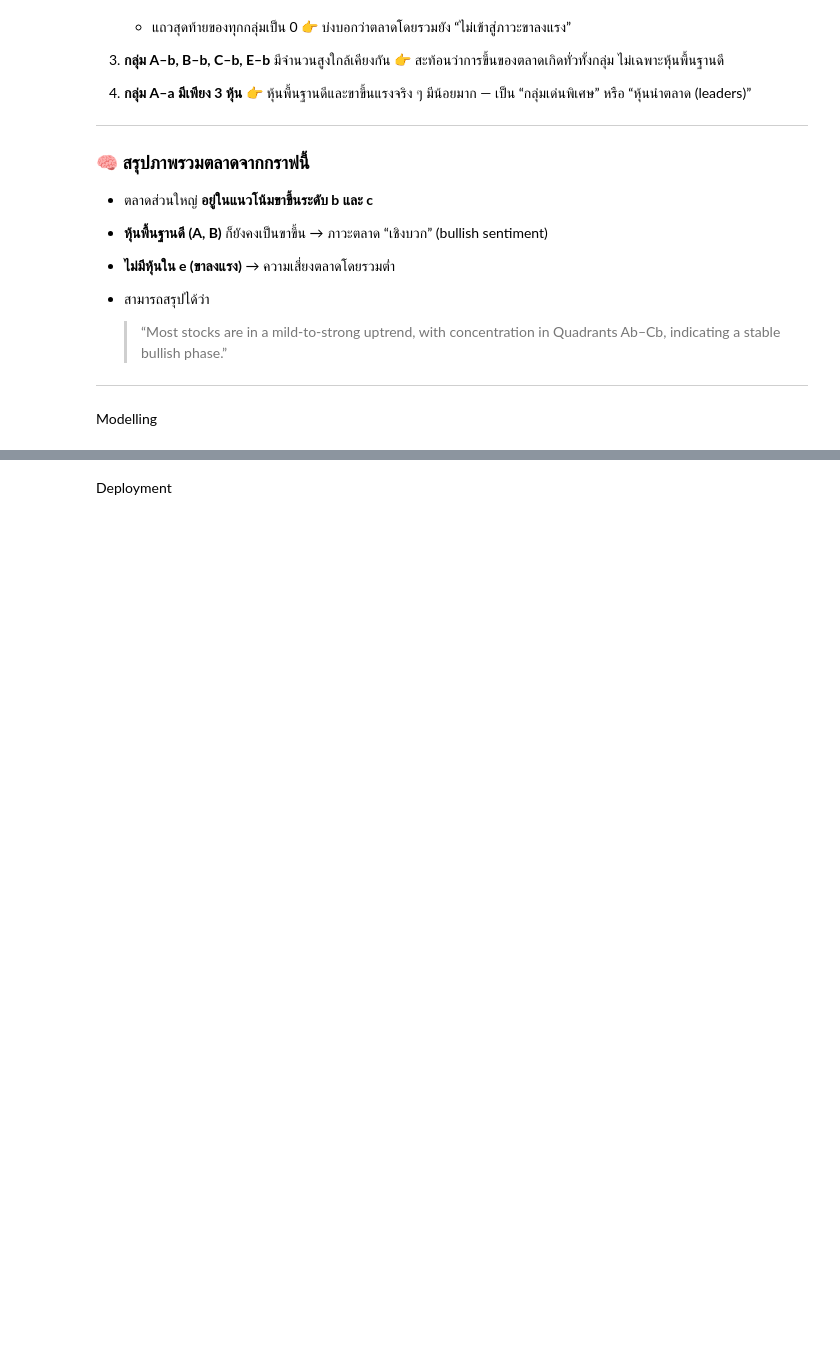
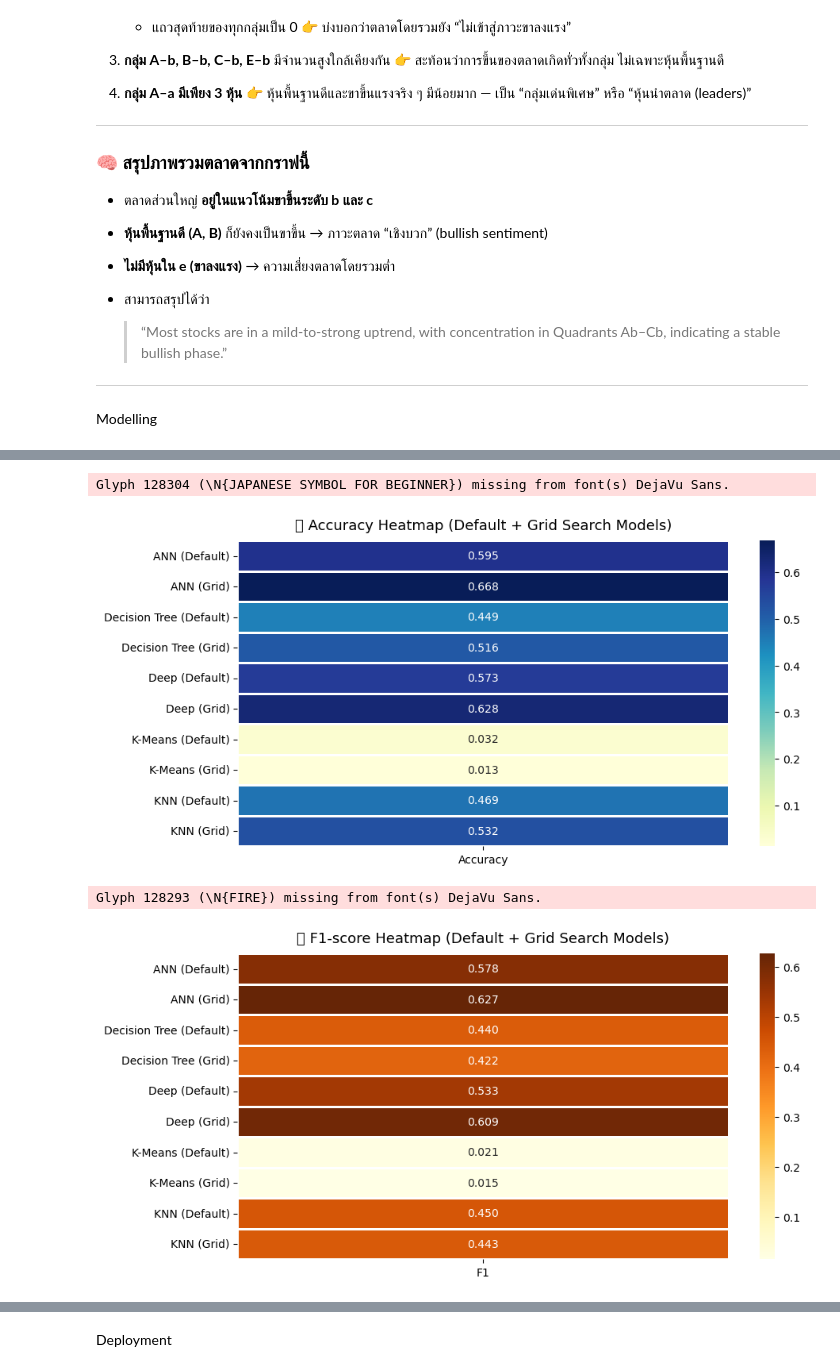
Before and after one commit to phqsuema123/Stock-quadrant-quantitative-analysis-using-deep-learning-classification, a Jupyter notebook: 1.Final_file/3.Data_preparation,4.Modelling/final100.ipynb, the cells around one changed output, grey strips where cells are left out. Saved outputs shown, nothing was run; the diff lists cells and outputs as text; code cells hidden in the pictures; blank space fills up the shorter version.

```diff
--- a/1.Final_file/3.Data_preparation,4.Modelling/final100.ipynb
+++ b/1.Final_file/3.Data_preparation,4.Modelling/final100.ipynb
@@ -1603,0 +1255,69 @@ Glyph 128304 (\N{JAPANESE SYMBOL FOR BEGINNER}) missing from font(s) DejaVu Sans
+# %%
+# ============================================================
+# 🔰 HEATMAP: 10 MODELS (Default + Grid Search)
+# ============================================================
+
+# ✅ สร้าง DataFrame ใหม่รวม 10 โมเดล
+heatmap_df = pd.DataFrame({
+    "Model": [
+        "K-Means (Default)", "Decision Tree (Default)", "KNN (Default)", "ANN (Default)", "Deep (Default)",
+        "K-Means (Grid)", "Decision Tree (Grid)", "KNN (Grid)", "ANN (Grid)", "Deep (Grid)"
+    ],
+    "Accuracy": [
+        compare_df.loc[0, "Accuracy_Default"],
+        compare_df.loc[1, "Accuracy_Default"],
+        compare_df.loc[2, "Accuracy_Default"],
+        compare_df.loc[3, "Accuracy_Default"],
+        compare_df.loc[4, "Accuracy_Default"],
+        compare_df.loc[0, "Accuracy_Grid"],
+        compare_df.loc[1, "Accuracy_Grid"],
+        compare_df.loc[2, "Accuracy_Grid"],
+        compare_df.loc[3, "Accuracy_Grid"],
+        compare_df.loc[4, "Accuracy_Grid"],
+    ],
+    "F1": [
+        compare_df.loc[0, "F1_Default"],
+        compare_df.loc[1, "F1_Default"],
+        compare_df.loc[2, "F1_Default"],
+        compare_df.loc[3, "F1_Default"],
+        compare_df.loc[4, "F1_Default"],
+        compare_df.loc[0, "F1_Grid"],
+        compare_df.loc[1, "F1_Grid"],
+        compare_df.loc[2, "F1_Grid"],
+        compare_df.loc[3, "F1_Grid"],
+        compare_df.loc[4, "F1_Grid"],
+    ]
+})
+
+# ------------------------------------------------------------
+# 🔹 Heatmap Accuracy
+# ------------------------------------------------------------
+plt.figure(figsize=(10, 5))
+sns.heatmap(
+    heatmap_df.pivot_table(values="Accuracy", index="Model"),
+    annot=True, cmap="YlGnBu", fmt=".3f", linewidths=0.8, cbar=True
+)
+plt.title("🔰 Accuracy Heatmap (Default + Grid Search Models)", fontsize=13, pad=10)
+plt.xlabel("")
+plt.ylabel("")
+plt.yticks(rotation=0)
+plt.show()
+
+# ------------------------------------------------------------
+# 🔹 Heatmap F1-score
+# ------------------------------------------------------------
+plt.figure(figsize=(10, 5))
+sns.heatmap(
+    heatmap_df.pivot_table(values="F1", index="Model"),
+    annot=True, cmap="YlOrBr", fmt=".3f", linewidths=0.8, cbar=True
+)
+plt.title("🔥 F1-score Heatmap (Default + Grid Search Models)", fontsize=13, pad=10)
+plt.xlabel("")
+plt.ylabel("")
+plt.yticks(rotation=0)
+plt.show()
+# %% [output]
+Glyph 128304 (\N{JAPANESE SYMBOL FOR BEGINNER}) missing from font(s) DejaVu Sans.
+[figure, added]
+Glyph 128293 (\N{FIRE}) missing from font(s) DejaVu Sans.
+[figure, added]
```
Also changed, not shown: parts of 21 cells of this notebook, 8 other files.
